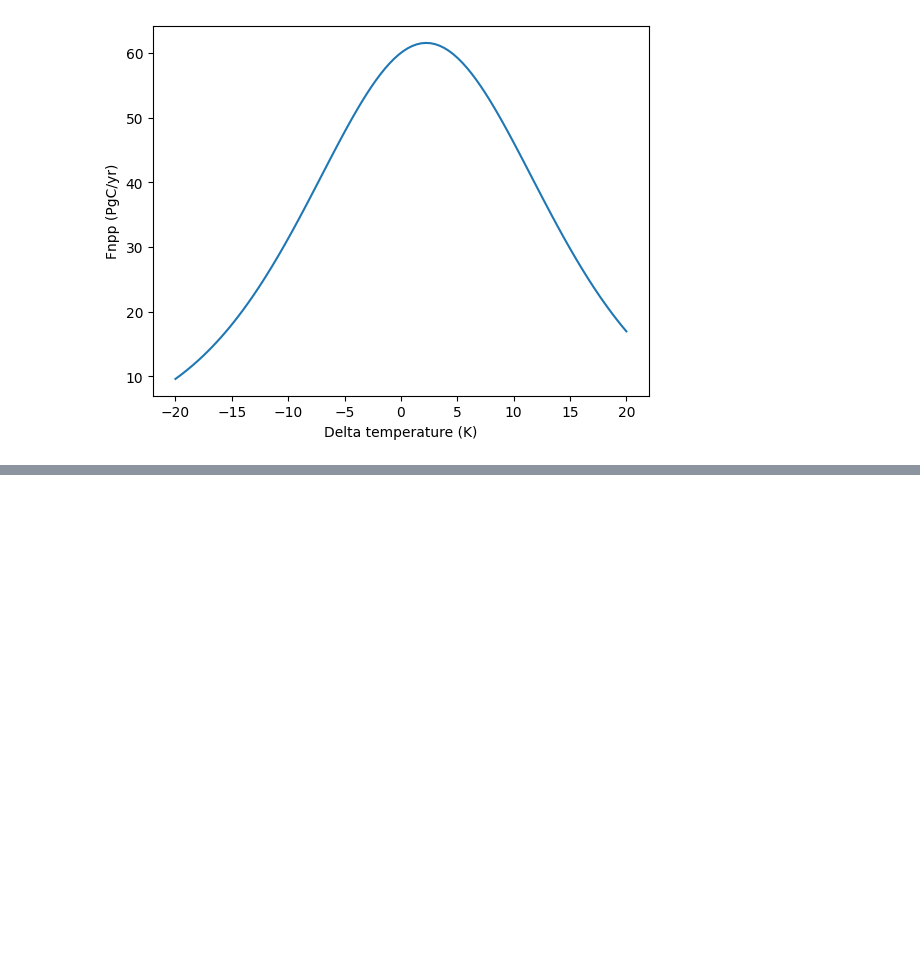
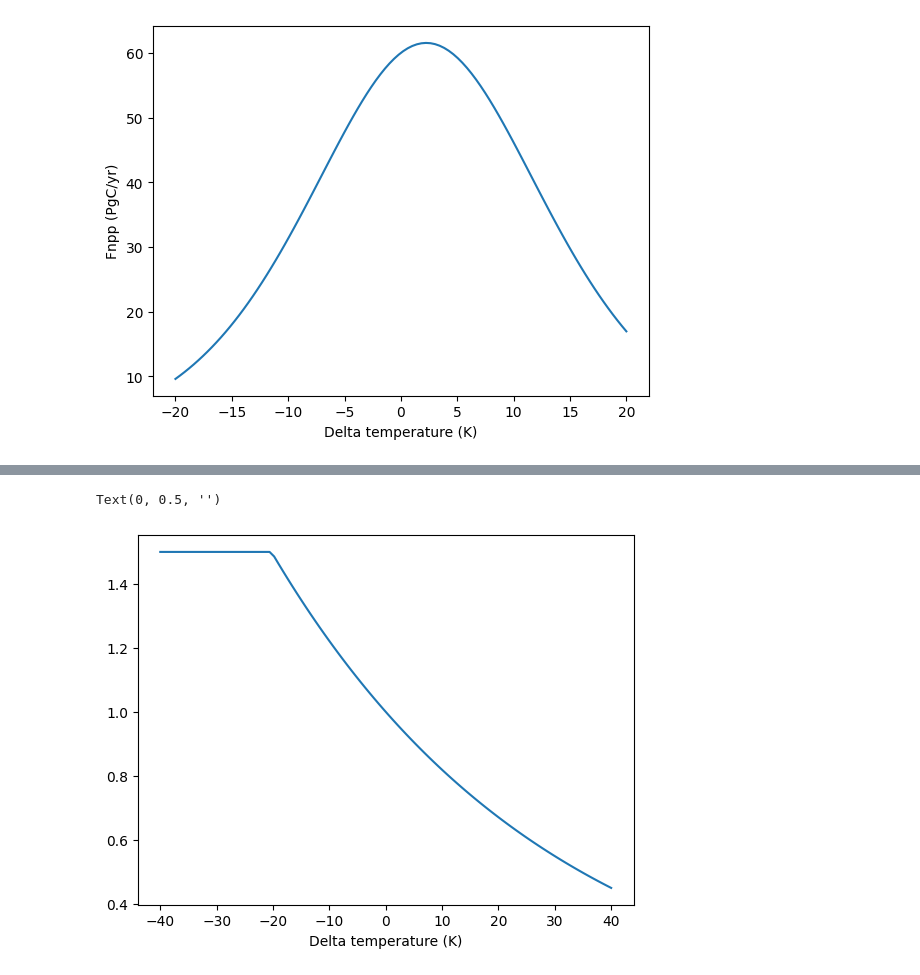
Before and after one commit to ciceroOslo/ciceroscm, a Jupyter notebook: notebooks/CSCM_example_directinput.ipynb, the cells around one changed output, grey strips where cells are left out. Cells and saved outputs as stored; diff of their text form; code cells hidden in the pictures; blank space fills up the shorter version.

Commit message:
implemented solubility feedback

```diff
--- a/notebooks/CSCM_example_directinput.ipynb
+++ b/notebooks/CSCM_example_directinput.ipynb
@@ -278,0 +279,8 @@ Text(0, 0.5, '')
+# %%
+f=solubility_temp_feedback(t)
+plt.plot(t,f)
+plt.xlabel('Delta temperature (K)')
+plt.ylabel('')
+# %% [output]
+Text(0, 0.5, '')
+[figure, added]
```
Also changed, not shown: parts of 4 cells of this notebook, 2 other files.
